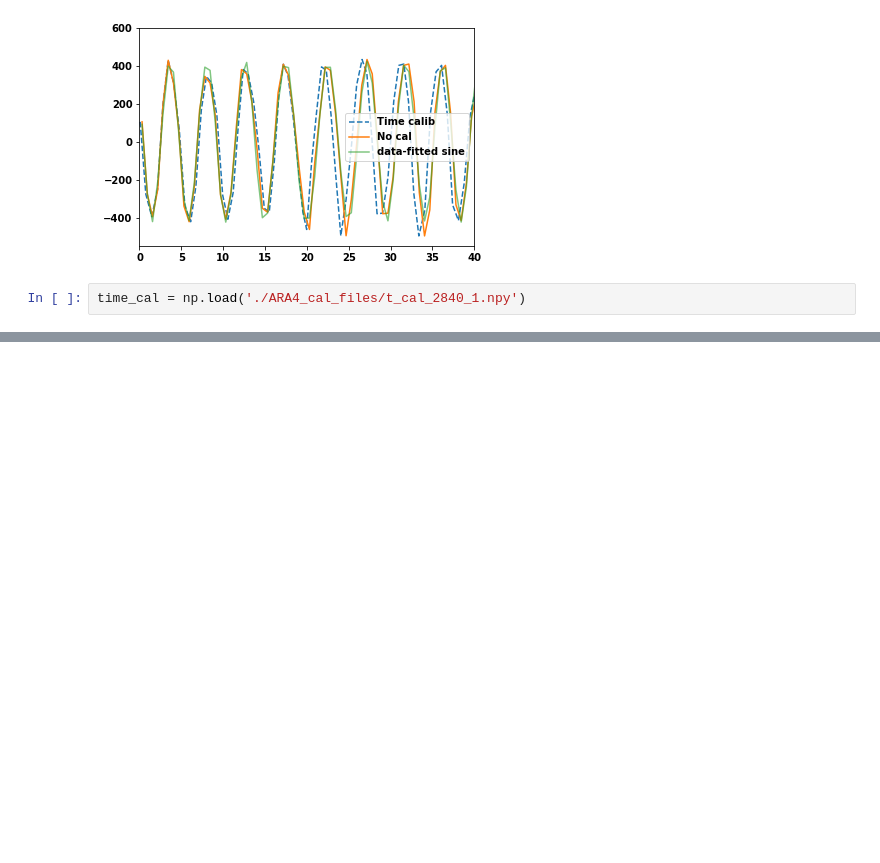
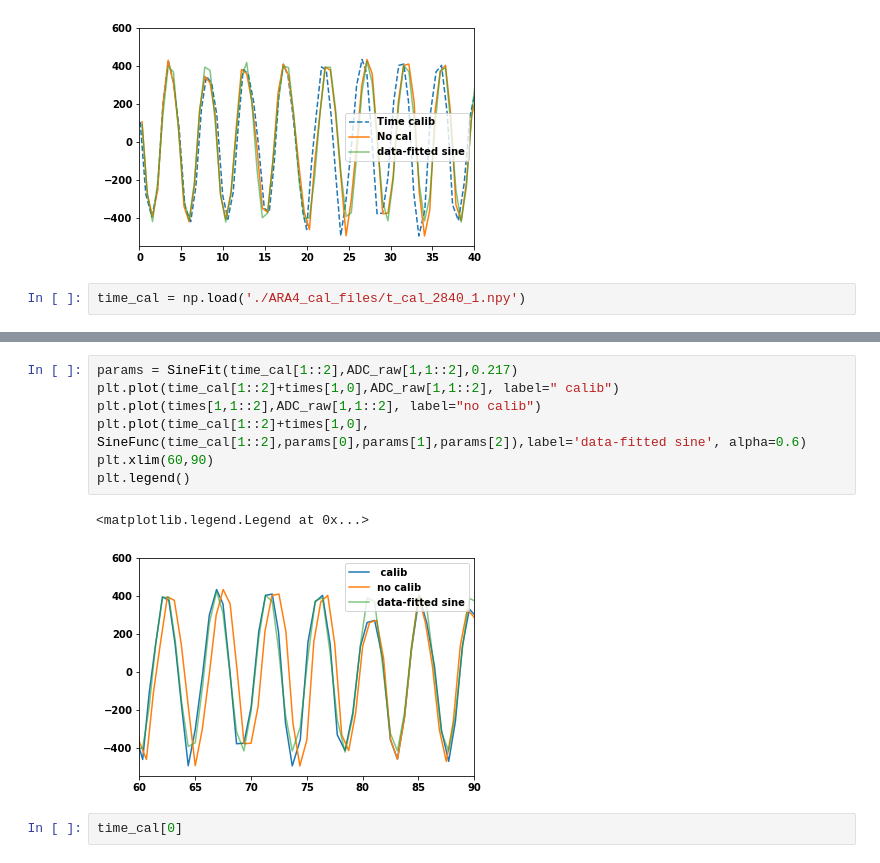
Before and after one commit to toej93/A4_calibration, a Jupyter notebook: Plotter.ipynb, the cells around one changed output, grey strips where cells are left out. Drawn from its saved outputs; the diff is of its cells as text; blank space fills up the shorter version.

```diff
--- a/Plotter.ipynb
+++ b/Plotter.ipynb
@@ -243,0 +210,12 @@ time_cal = np.load('./ARA4_cal_files/t_cal_2840_1.npy')
+# %%
+params = SineFit(time_cal[1::2],ADC_raw[1,1::2],0.217)
+plt.plot(time_cal[1::2]+times[1,0],ADC_raw[1,1::2], label=" calib")
+plt.plot(times[1,1::2],ADC_raw[1,1::2], label="no calib")
+plt.plot(time_cal[1::2]+times[1,0], SineFunc(time_cal[1::2],params[0],params[1],params[2]),label='data-fitted sine', alpha=0.6)
+plt.xlim(60,90)
+plt.legend()
+# %% [output]
+<matplotlib.legend.Legend at 0x...>
+[figure, added]
+# %%
+time_cal[0]
```
Also changed, not shown: parts of 8 cells of this notebook, 4 other files.
